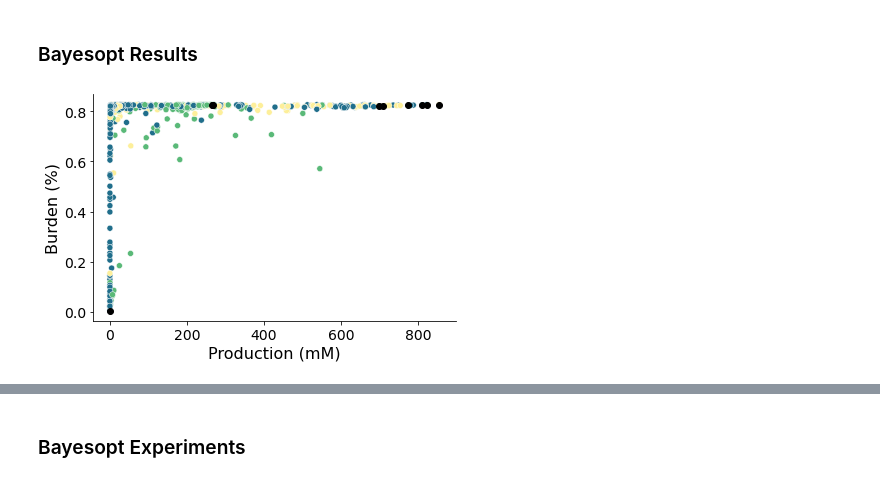
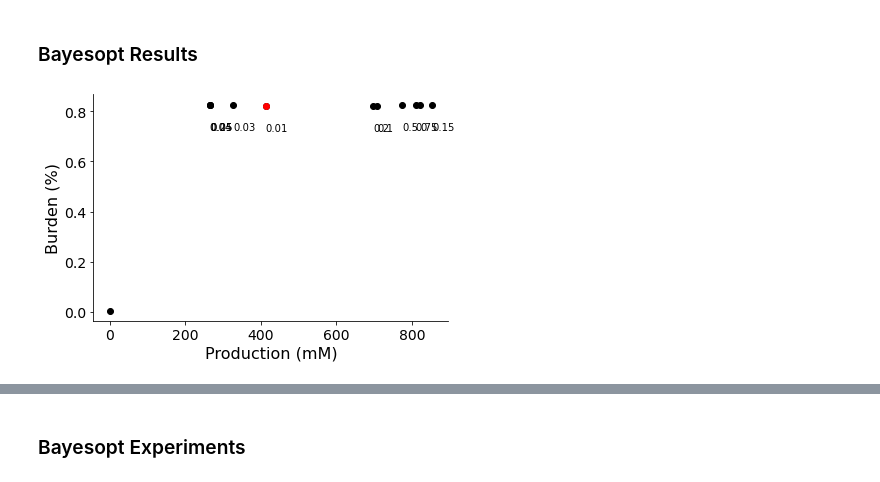
Before and after one commit to cjmerzbacher/joint-simulator, a Jupyter notebook: glucaric_acid/ga_viz.ipynb, the cells around one changed output, grey strips where cells are left out. Cells and saved outputs as stored; diff of their text form; code cells hidden in the pictures.

```diff
--- a/glucaric_acid/ga_viz.ipynb
+++ b/glucaric_acid/ga_viz.ipynb
@@ -344,6 +402,10 @@ fig.savefig('../figs/ga_burden_histogram.png', dpi=500)
 # %%
 #Read in BO results and plot location on optimality curve
 sum_0 = pd.read_csv('F:/bayesopt/bayesopt_0/sum_data_bayesopt_0.csv')
+sum_01 = pd.read_csv('F:/bayesopt/bayesopt_01/sum_data_bayesopt_01.csv')
+sum_02 = pd.read_csv('F:/bayesopt/bayesopt_02/sum_data_bayesopt_02.csv')
+sum_03 = pd.read_csv('F:/bayesopt/bayesopt_03/sum_data_bayesopt_03.csv')
+sum_04 = pd.read_csv('F:/bayesopt/bayesopt_04/sum_data_bayesopt_04.csv')
 sum_05 = pd.read_csv('F:/bayesopt/bayesopt_05/sum_data_bayesopt_05.csv')
 sum_10 = pd.read_csv('F:/bayesopt/bayesopt_10/sum_data_bayesopt_10.csv')
 sum_15 = pd.read_csv('F:/bayesopt/bayesopt_15/sum_data_bayesopt_15.csv')
@@ -355,6 +417,10 @@ sum_1 = pd.read_csv('F:/bayesopt/bayesopt_1/sum_data_bayesopt_1.csv')
 sum_extra = pd.read_csv('F:/bayesopt/bayesopt_75/sum_data_bayesopt_75.csv')
 
 bo_0 = pd.read_csv('F:/bayesopt/bayesopt_0/bo_data_bayesopt_0.csv')
+bo_01 = pd.read_csv('F:/bayesopt/bayesopt_01/bo_data_bayesopt_01.csv')
+bo_02 = pd.read_csv('F:/bayesopt/bayesopt_02/bo_data_bayesopt_02.csv')
+bo_03 = pd.read_csv('F:/bayesopt/bayesopt_03/bo_data_bayesopt_03.csv')
+bo_04 = pd.read_csv('F:/bayesopt/bayesopt_04/bo_data_bayesopt_04.csv')
 bo_05 = pd.read_csv('F:/bayesopt/bayesopt_05/bo_data_bayesopt_05.csv')
 bo_10 = pd.read_csv('F:/bayesopt/bayesopt_10/bo_data_bayesopt_10.csv')
 bo_15 = pd.read_csv('F:/bayesopt/bayesopt_15/bo_data_bayesopt_15.csv')
@@ -365,6 +431,10 @@ bo_75 = pd.read_csv('F:/bayesopt/bayesopt_75_2/bo_data_bayesopt_75_2.csv')
 bo_1 = pd.read_csv('F:/bayesopt/bayesopt_1/bo_data_bayesopt_1.csv')
 
 sum_0 = pd.merge(sum_0, bo_0[['arch', 'k_ino1']], on='k_ino1')
+sum_01 = pd.merge(sum_01, bo_01[['arch', 'k_ino1']], on='k_ino1')
+sum_02 = pd.merge(sum_02, bo_02[['arch', 'k_ino1']], on='k_ino1')
+sum_03 = pd.merge(sum_03, bo_03[['arch', 'k_ino1']], on='k_ino1')
+sum_04 = pd.merge(sum_04, bo_04[['arch', 'k_ino1']], on='k_ino1')
 sum_05 = pd.merge(sum_05, bo_05[['arch', 'k_ino1']], on='k_ino1')
 sum_10 = pd.merge(sum_10, bo_10[['arch', 'k_ino1']], on='k_ino1')
 sum_15 = pd.merge(sum_15, bo_15[['arch', 'k_ino1']], on='k_ino1')
@@ -375,6 +445,10 @@ sum_75 = pd.merge(sum_75, bo_75[['arch', 'k_ino1']], on='k_ino1')
 sum_1 = pd.merge(sum_1, bo_1[['arch', 'k_ino1']], on='k_ino1')
 
 sum_0['alpha'] = 0
+sum_01['alpha'] = 0.01
+sum_02['alpha'] = 0.02
+sum_03['alpha'] = 0.03
+sum_04['alpha'] = 0.04
 sum_05['alpha'] = 0.05
 sum_10['alpha'] = 0.1
 sum_15['alpha'] = 0.15
@@ -383,33 +457,39 @@ sum_25['alpha'] = 0.25
 sum_5['alpha'] = 0.5
 sum_75['alpha'] = 0.75
 sum_1['alpha'] = 1
-sum_total = pd.concat([sum_0, sum_05, sum_10, sum_15, sum_20, sum_25, sum_5, sum_75, sum_1])
+sum_total = pd.concat([sum_0, sum_01, sum_02, sum_03, sum_04, sum_05, sum_10, sum_15, sum_20, sum_25, sum_5, sum_75, sum_1])
 # %%
 sum_total.to_csv('../data/plots/alpha_scan_bayesopt.csv')
 # %%
 #Plot location on optimality curve
 colors = cmaps.haline.discrete(4).colors
 palette = {'[[0, 1, 0], [0, 0, 1]]': colors[3], '[[0, 0, 1], [1, 0, 0]]': colors[2], '[[0, 0, 1], [0, 0, 1]]': colors[1], 'Dual Control': colors[1]}
 linewidth = 3
 axislabelsize=16
 axistickssize=14
 legendsize=12
 
 fig = plt.figure(figsize=(6,4))
 ax = fig.add_subplot()
 # ax.set_xlim([0, 100])
 # ax.set_ylim([-0.2, 0.])
 ax.set_xlabel('Production (mM)', fontsize=axislabelsize)
 ax.set_ylabel('Burden (%)', fontsize=axislabelsize)
 ax.tick_params(axis='y', labelsize=axistickssize)
 ax.tick_params(axis='x', labelsize=axistickssize)
 for axis in ['top','right']:
     ax.spines[axis].set_linewidth(0)
-sns.scatterplot(data=sum_total, x='production', y='burden', hue='arch', palette=palette, ax=ax, legend=False)
+#sns.scatterplot(data=sum_total, x='production', y='burden', hue='arch', palette=palette, ax=ax, legend=False)
 
-for s in [sum_05, sum_10, sum_15, sum_20, sum_1, sum_75, sum_5, sum_25, sum_0]:
+for s in [sum_01, sum_03, sum_04, sum_05, sum_10, sum_15, sum_20, sum_1, sum_75, sum_5, sum_25, sum_0]:
     best = s.loc[s.obj == min(s.obj)]
     ax.plot(best.production, best.burden, 'ko')
+    ax.annotate(best.alpha.item(),(best.production-0.05, best.burden-0.1))
+
+for s in [sum_01]:
+    best = s.loc[s.obj == min(s.obj)]
+    ax.plot(best.production, best.burden, 'ro')
+
 fig.tight_layout()
 # %% [output]
-[figure, old version]
+[figure, new version]
```
Also changed, not shown: parts of 8 cells of this notebook, 7 other files.
